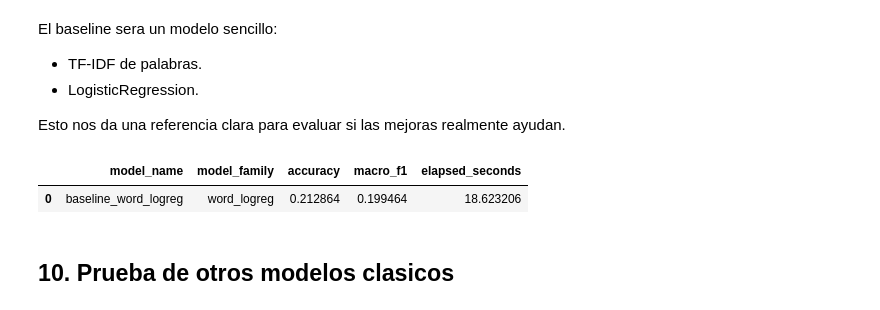
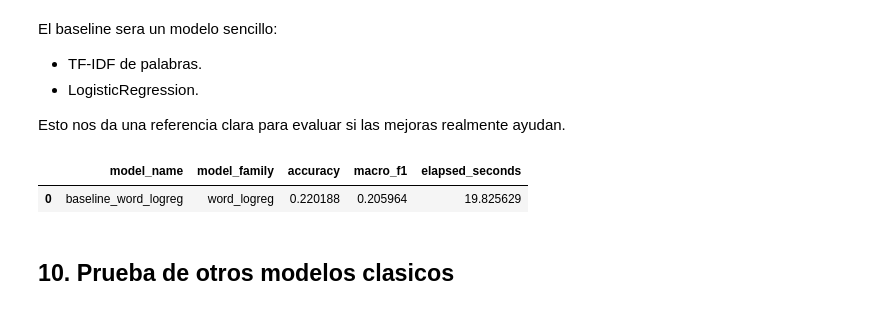
Before and after one commit to jebriceno2/Proyecto-Machine_learning, a Jupyter notebook: notebooks/proyecto_final.ipynb, the cells around one changed output. Drawn from its saved outputs; the diff is of its cells as text; code cells hidden in the pictures.

```diff
--- a/notebooks/proyecto_final.ipynb
+++ b/notebooks/proyecto_final.ipynb
@@ -67,12 +67,14 @@ Estas banderas permiten controlar el costo computacional del notebook.
 
 Por defecto dejamos la version razonable para que el notebook corra sin quedarse demasiado tiempo congelado en VS Code o Jupyter.
 # %%
-EXECUTION_MODE = 'FULL'  # 'FAST' o 'FULL'
+EXECUTION_MODE = 'FAST'  # 'FAST' o 'FULL'
 RUN_FULL_MODEL_COMPARISON = EXECUTION_MODE.upper() == 'FULL'
-RUN_GRID_SEARCH = True
+RUN_GRID_SEARCH = EXECUTION_MODE.upper() == 'FULL'
 RUN_FIVE_SUBMISSIONS = False
+RUN_GROUPED_DIAGNOSTICS = False
 RANDOM_SEED = 42
 GRIDSEARCH_N_JOBS = 1
+HOLDOUT_TEST_SIZE = 0.2
 # %%
 np.random.seed(RANDOM_SEED)
 
@@ -614,7 +661,12 @@ def make_preprocessor(
     if text_mode in {'char', 'char_wb', 'word_char'}:
         effective_char_analyzer = 'char_wb' if text_mode == 'char_wb' else char_analyzer
         if char_max_features is None:
-            char_max_features = CHAR_MAX_FEATURES if text_mode in {'char', 'char_wb'} else HYBRID_CHAR_MAX_FEATURES
+            if text_mode == 'char':
+                char_max_features = CHAR_PLAIN_MAX_FEATURES
+            elif text_mode == 'char_wb':
+                char_max_features = CHAR_WB_MAX_FEATURES
+            else:
+                char_max_features = HYBRID_CHAR_MAX_FEATURES
 
         transformers.append(
             (
@@ -708,6 +760,35 @@ def is_better_result(candidate_result, incumbent_result):
     return candidate_result['macro_f1'] >= incumbent_result['macro_f1']
 
 
+def run_stratified_cv(model, X, y, n_splits):
+    cv_strategy = StratifiedKFold(n_splits=n_splits, shuffle=True, random_state=RANDOM_SEED)
+    fold_rows = []
+
+    for fold_idx, (fold_train_idx, fold_valid_idx) in enumerate(cv_strategy.split(X, y), start=1):
+        fold_model = clone(model)
+        start = time.time()
+        fold_model.fit(X.iloc[fold_train_idx], y.iloc[fold_train_idx])
+        fold_predictions = fold_model.predict(X.iloc[fold_valid_idx])
+        fold_rows.append(
+            {
+                'fold': fold_idx,
+                'accuracy': accuracy_score(y.iloc[fold_valid_idx], fold_predictions),
+                'macro_f1': f1_score(y.iloc[fold_valid_idx], fold_predictions, average='macro'),
+                'elapsed_seconds': time.time() - start,
+            }
+        )
+
+    fold_results_df = pd.DataFrame(fold_rows)
+    summary = {
+        'cv_accuracy_mean': fold_results_df['accuracy'].mean(),
+        'cv_accuracy_std': fold_results_df['accuracy'].std(ddof=0),
+        'cv_macro_f1_mean': fold_results_df['macro_f1'].mean(),
+        'cv_macro_f1_std': fold_results_df['macro_f1'].std(ddof=0),
+        'cv_elapsed_seconds_mean': fold_results_df['elapsed_seconds'].mean(),
+    }
+    return fold_results_df, summary
+
+
 def run_grouped_cv(model, X, y, groups, n_splits):
     cv_strategy = StratifiedGroupKFold(n_splits=n_splits, shuffle=True, random_state=RANDOM_SEED)
     fold_rows = []
@@ -748,35 +829,35 @@ Esto nos da una referencia clara para evaluar si las mejoras realmente ayudan.
 def build_baseline_model():
     return build_pipeline(
         text_mode='word',
         classifier=LogisticRegression(max_iter=1200, solver='saga', random_state=RANDOM_SEED),
         cleaning_strategy='light',
         include_style_features=False,
         word_ngram_range=(1, 1),
         word_min_df=2,
         word_max_df=0.98,
         word_sublinear_tf=True,
         word_binary=False,
-        word_max_features=min(80_000, WORD_MAX_FEATURES),
+        word_max_features=min(100_000, WORD_MAX_FEATURES),
     )
 
 
 baseline_result = evaluate_model(build_baseline_model(), X_train, y_train, X_valid, y_valid)
 
 baseline_df = pd.DataFrame(
     [
         {
             'model_name': 'baseline_word_logreg',
             'model_family': 'word_logreg',
             'accuracy': baseline_result['accuracy'],
             'macro_f1': baseline_result['macro_f1'],
             'elapsed_seconds': baseline_result['elapsed_seconds'],
         }
     ]
 )
 baseline_df
 # %% [output]
 |  | model_name | model_family | accuracy | macro_f1 | elapsed_seconds |
-| 0 | baseline_word_logreg | word_logreg | 0.212864 | 0.199464 | 18.623206 |
+| 0 | baseline_word_logreg | word_logreg | 0.220188 | 0.205964 | 19.825629 |
 # %% [markdown]
 ## 10. Prueba de otros modelos clasicos
 # %% [markdown]
```
Also changed, not shown: parts of 23 cells of this notebook, 1 other file.
